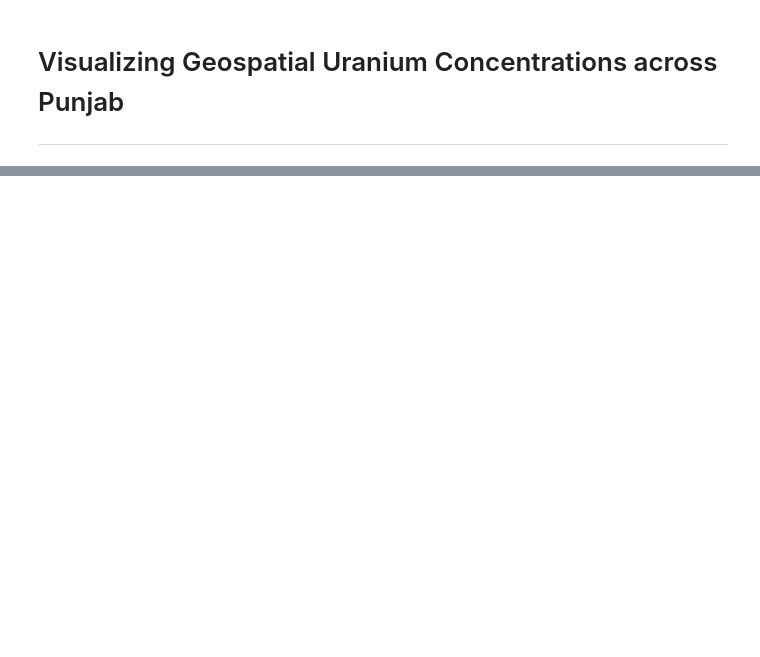
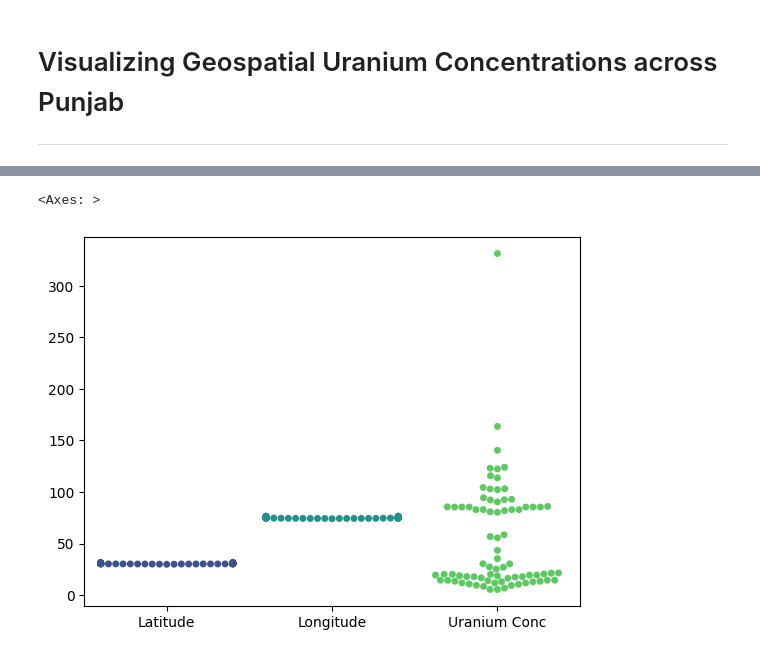
Before and after one commit to ikabrain/uranium-punjab-analysis, a Jupyter notebook: micro-study-1/visualizer.ipynb, the cells around one changed output, grey strips where cells are left out. Cells and saved outputs as stored; diff of their text form; code cells hidden in the pictures; blank space fills up the shorter version.

```diff
--- a/micro-study-1/visualizer.ipynb
+++ b/micro-study-1/visualizer.ipynb
@@ -27,0 +120,5 @@ MAP_STYLES = {
+# %%
+sns.swarmplot(data=df_final, palette="viridis")
+# %% [output]
+<Axes: >
+[figure, added]
```
Also changed, not shown: parts of 27 cells of this notebook, 1 other file.
